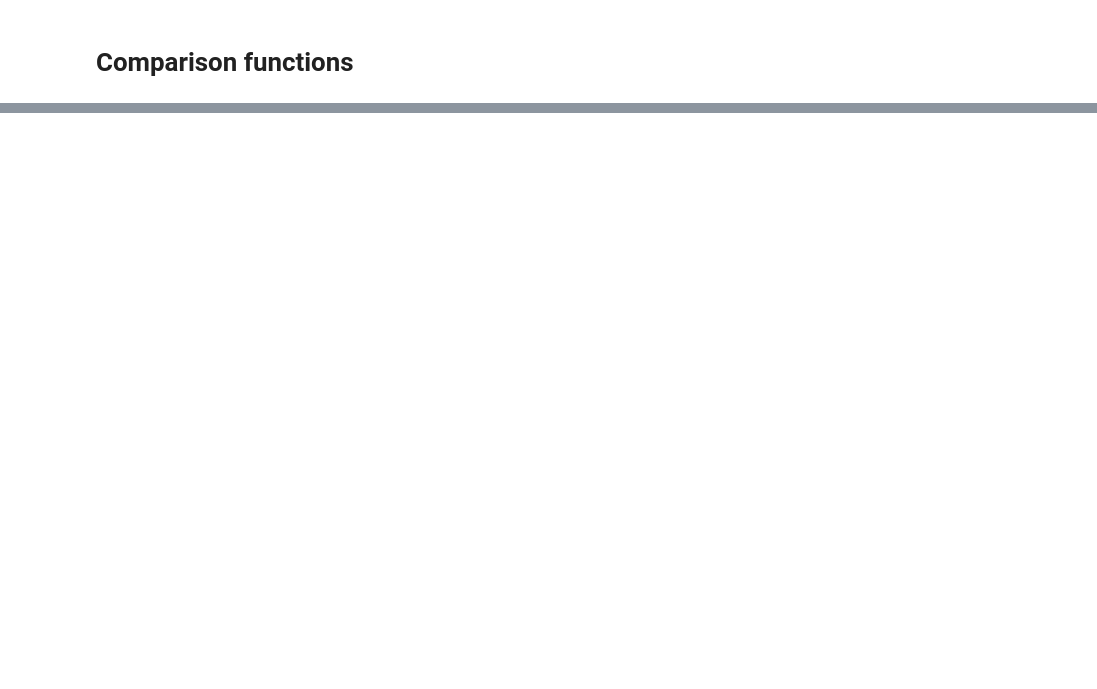
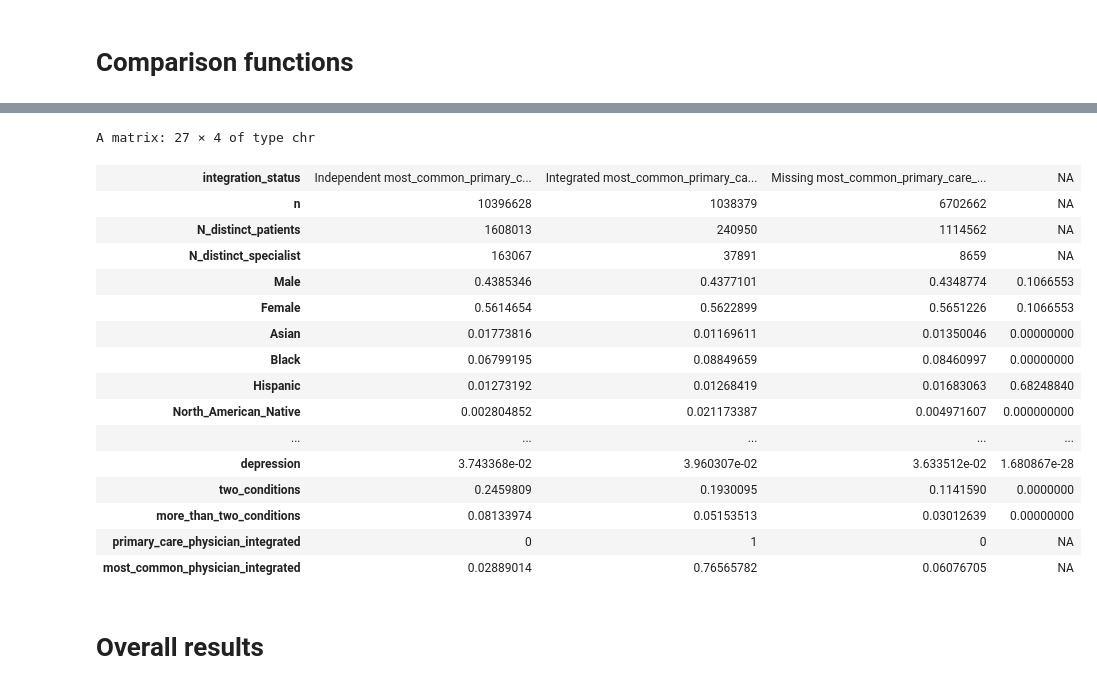
Before and after one commit to F4rbod/CaseMix, a Jupyter notebook: Calculations.ipynb, the cells around one changed output, grey strips where cells are left out. Cells and saved outputs as stored; diff of their text form; code cells hidden in the pictures; blank space fills up the shorter version.

Commit message:
added descriptive stats based on patient-years

```diff
--- a/Calculations.ipynb
+++ b/Calculations.ipynb
@@ -815,0 +963,12 @@ A data.table: 6 × 80
+# %%
+primary_care_physician_comparisons_averages=
+comparator_averages(yearly_calculations,"most_common_primary_care_physician", integration_threshold=0.75, independece_threshold=0.75)
+
+primary_care_physician_comparisons_test=
+comparator_tests(yearly_calculations,"most_common_primary_care_physician", integration_threshold=0.75, independece_threshold=0.75)
+
+comparison_results_primary_care_physician=rbind(
+  primary_care_physician_comparisons_averages,
+  primary_care_physician_comparisons_test,
+  fill=TRUE
+)
@@ -815,0 +1003,22 @@ A data.table: 6 × 80
+# %%
+t(comparison_results_primary_care_physician)
+# %% [output]
+A matrix: 27 × 4 of type chr
+| integration_status | Independent most_common_primary_c... | Integrated most_common_primary_ca... | Missing most_common_primary_care_... | NA |
+| n | 10396628 | 1038379 | 6702662 | NA |
+| N_distinct_patients | 1608013 | 240950 | 1114562 | NA |
+| N_distinct_specialist | 163067 | 37891 | 8659 | NA |
+| Male | 0.4385346 | 0.4377101 | 0.4348774 | 0.1066553 |
+| Female | 0.5614654 | 0.5622899 | 0.5651226 | 0.1066553 |
+| Asian | 0.01773816 | 0.01169611 | 0.01350046 | 0.00000000 |
+| Black | 0.06799195 | 0.08849659 | 0.08460997 | 0.00000000 |
+| Hispanic | 0.01273192 | 0.01268419 | 0.01683063 | 0.68248840 |
+| North_American_Native | 0.002804852 | 0.021173387 | 0.004971607 | 0.000000000 |
+| ... | ... | ... | ... | ... |
+| depression | 3.743368e-02 | 3.960307e-02 | 3.633512e-02 | 1.680867e-28 |
+| two_conditions | 0.2459809 | 0.1930095 | 0.1141590 | 0.0000000 |
+| more_than_two_conditions | 0.08133974 | 0.05153513 | 0.03012639 | 0.00000000 |
+| primary_care_physician_integrated | 0 | 1 | 0 | NA |
+| most_common_physician_integrated | 0.02889014 | 0.76565782 | 0.06076705 | NA |
+# %% [markdown]
+# Overall results
```
Also changed, not shown: parts of 12 cells of this notebook.
